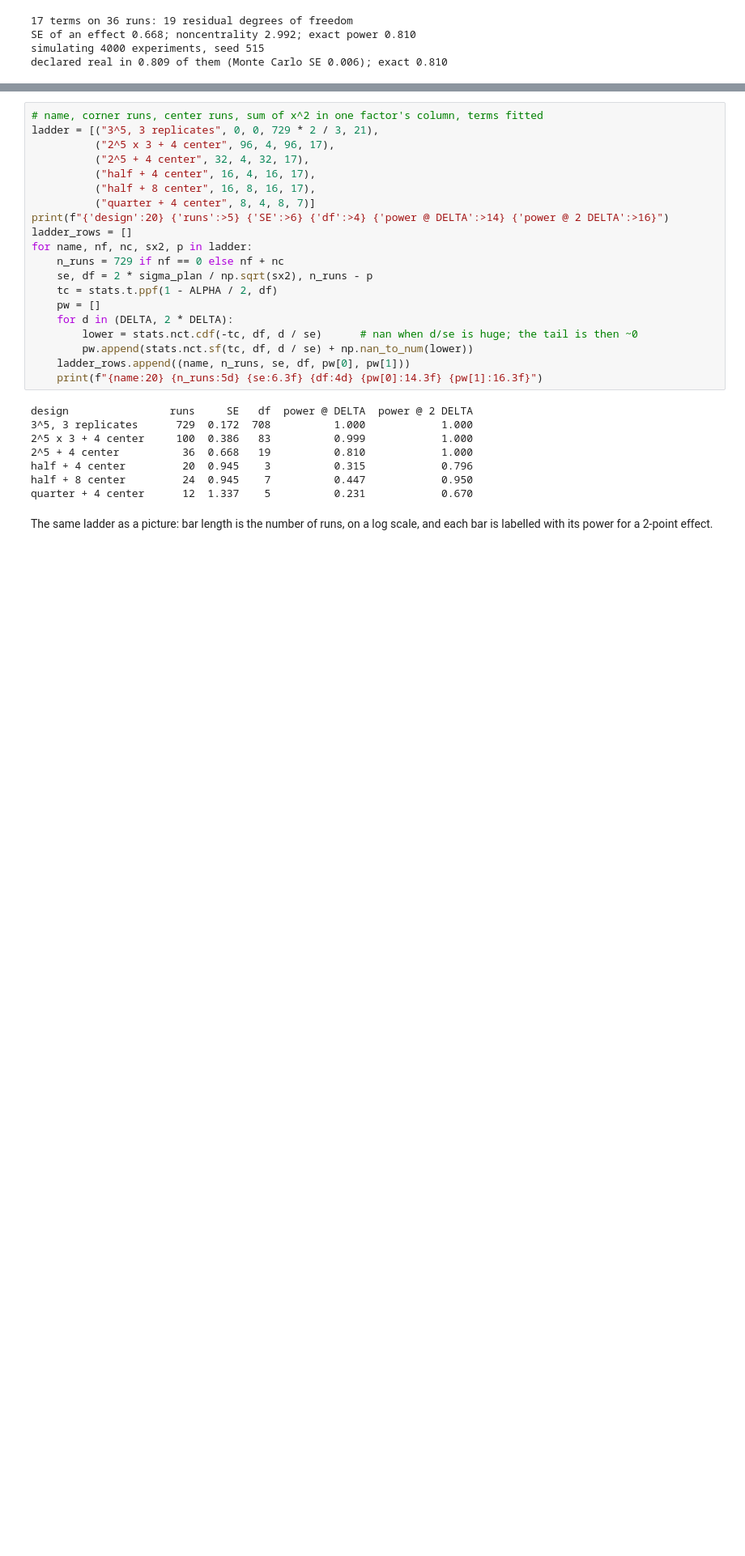
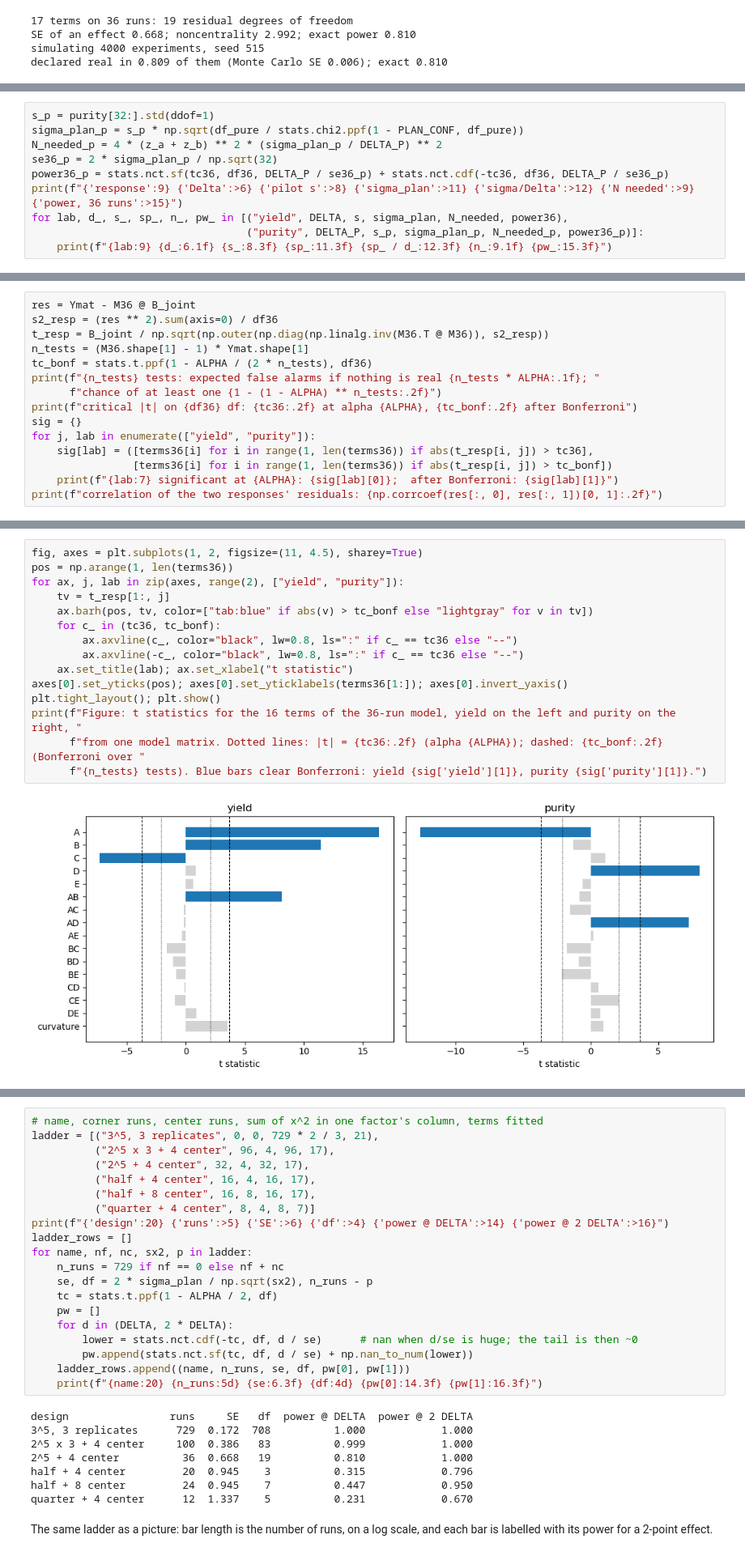
Before and after one commit to sear-labs/teaching-code, a Jupyter notebook: notebooks/15_design_of_experiments/planning_an_experiment.ipynb, the cells around one changed output, grey strips where cells are left out. Shown at 81% size. Drawn from its saved outputs; the diff is of its cells as text; blank space fills up the shorter version.

```diff
--- a/notebooks/15_design_of_experiments/planning_an_experiment.ipynb
+++ b/notebooks/15_design_of_experiments/planning_an_experiment.ipynb
@@ -323,0 +359,10 @@ Predict before you run it: which rung is the first to drop below 80% power for a
+# %%
+s_p = purity[32:].std(ddof=1)
+sigma_plan_p = s_p * np.sqrt(df_pure / stats.chi2.ppf(1 - PLAN_CONF, df_pure))
+N_needed_p = 4 * (z_a + z_b) ** 2 * (sigma_plan_p / DELTA_P) ** 2
+se36_p = 2 * sigma_plan_p / np.sqrt(32)
+power36_p = stats.nct.sf(tc36, df36, DELTA_P / se36_p) + stats.nct.cdf(-tc36, df36, DELTA_P / se36_p)
+print(f"{'response':9} {'Delta':>6} {'pilot s':>8} {'sigma_plan':>11} {'sigma/Delta':>12} {'N needed':>9} {'power, 36 runs':>15}")
+for lab, d_, s_, sp_, n_, pw_ in [("yield", DELTA, s, sigma_plan, N_needed, power36),
+                                  ("purity", DELTA_P, s_p, sigma_plan_p, N_needed_p, power36_p)]:
+    print(f"{lab:9} {d_:6.1f} {s_:8.3f} {sp_:11.3f} {sp_ / d_:12.3f} {n_:9.1f} {pw_:15.3f}")
@@ -323,0 +385,15 @@ Predict before you run it: which rung is the first to drop below 80% power for a
+# %%
+res = Ymat - M36 @ B_joint
+s2_resp = (res ** 2).sum(axis=0) / df36
+t_resp = B_joint / np.sqrt(np.outer(np.diag(np.linalg.inv(M36.T @ M36)), s2_resp))
+n_tests = (M36.shape[1] - 1) * Ymat.shape[1]
+tc_bonf = stats.t.ppf(1 - ALPHA / (2 * n_tests), df36)
+print(f"{n_tests} tests: expected false alarms if nothing is real {n_tests * ALPHA:.1f}; "
+      f"chance of at least one {1 - (1 - ALPHA) ** n_tests:.2f}")
+print(f"critical |t| on {df36} df: {tc36:.2f} at alpha {ALPHA}, {tc_bonf:.2f} after Bonferroni")
+sig = {}
+for j, lab in enumerate(["yield", "purity"]):
+    sig[lab] = ([terms36[i] for i in range(1, len(terms36)) if abs(t_resp[i, j]) > tc36],
+                [terms36[i] for i in range(1, len(terms36)) if abs(t_resp[i, j]) > tc_bonf])
+    print(f"{lab:7} significant at {ALPHA}: {sig[lab][0]};  after Bonferroni: {sig[lab][1]}")
+print(f"correlation of the two responses' residuals: {np.corrcoef(res[:, 0], res[:, 1])[0, 1]:.2f}")
@@ -323,0 +408,17 @@ Predict before you run it: which rung is the first to drop below 80% power for a
+# %%
+fig, axes = plt.subplots(1, 2, figsize=(11, 4.5), sharey=True)
+pos = np.arange(1, len(terms36))
+for ax, j, lab in zip(axes, range(2), ["yield", "purity"]):
+    tv = t_resp[1:, j]
+    ax.barh(pos, tv, color=["tab:blue" if abs(v) > tc_bonf else "lightgray" for v in tv])
+    for c_ in (tc36, tc_bonf):
+        ax.axvline(c_, color="black", lw=0.8, ls=":" if c_ == tc36 else "--")
+        ax.axvline(-c_, color="black", lw=0.8, ls=":" if c_ == tc36 else "--")
+    ax.set_title(lab); ax.set_xlabel("t statistic")
+axes[0].set_yticks(pos); axes[0].set_yticklabels(terms36[1:]); axes[0].invert_yaxis()
+plt.tight_layout(); plt.show()
+print(f"Figure: t statistics for the 16 terms of the 36-run model, yield on the left and purity on the right, "
+      f"from one model matrix. Dotted lines: |t| = {tc36:.2f} (alpha {ALPHA}); dashed: {tc_bonf:.2f} (Bonferroni over "
+      f"{n_tests} tests). Blue bars clear Bonferroni: yield {sig['yield'][1]}, purity {sig['purity'][1]}.")
+# %% [output]
+[figure, added]
```
Also changed, not shown: parts of 15 cells of this notebook, 2 other files.
